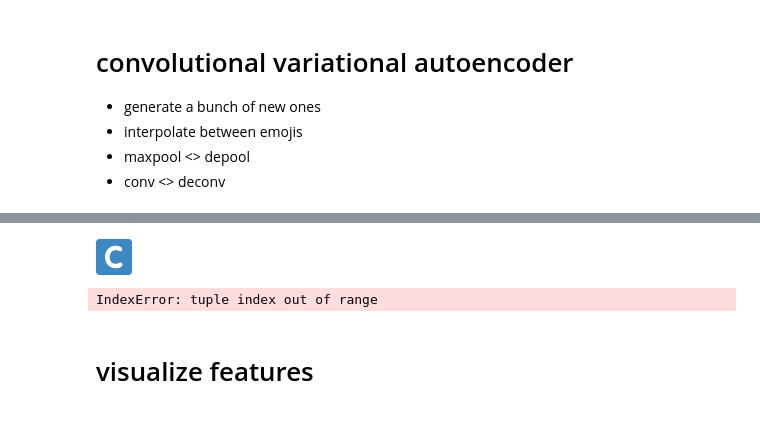
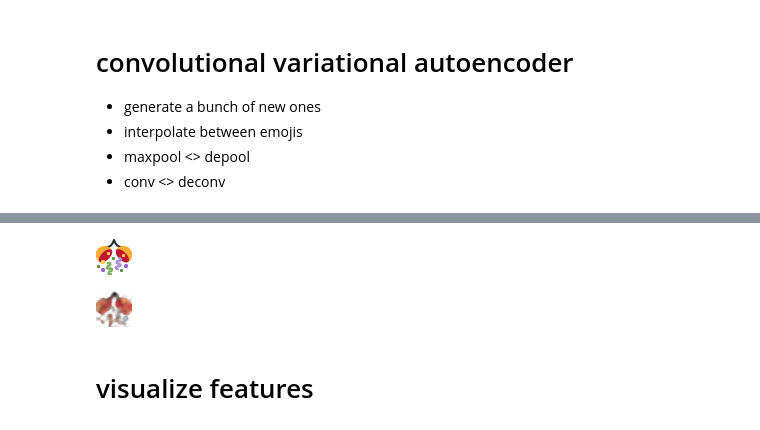
Before and after one commit to cavaunpeu/neurally-embedded-emojis, a Jupyter notebook: neurally-embedded-emojis.ipynb, the cells around one changed output, grey strips where cells are left out. Cells and saved outputs as stored; diff of their text form; code cells hidden in the pictures.

```diff
--- a/neurally-embedded-emojis.ipynb
+++ b/neurally-embedded-emojis.ipynb
@@ -196,4 +194,6 @@ KeyboardInterrupt:
+# %%
+emj = emojis[187]
 # %%
-display_prediction(emj)
+display_emoji(emj)
 # %% [output]
-[figure, old version]
+[figure, new version]
@@ -200,7 +202,7 @@ display_prediction(emj)
 # %%
-display_prediction(preds[0])
+display_prediction(pred[0])
 # %% [output]
-IndexError: tuple index out of range
+[figure, added]
 # %% [markdown]
 # visualize features
 # %%
```
Also changed, not shown: parts of 18 cells of this notebook.
